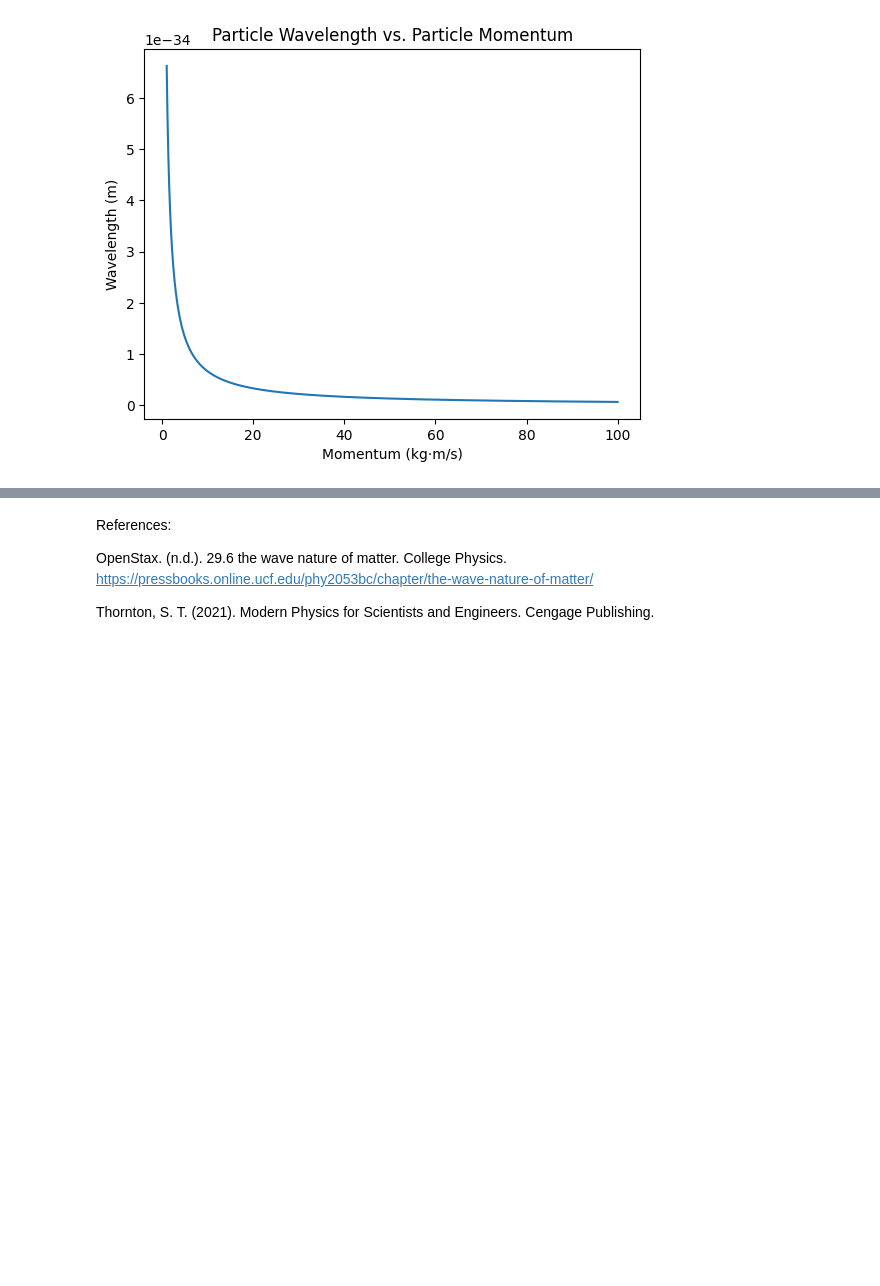
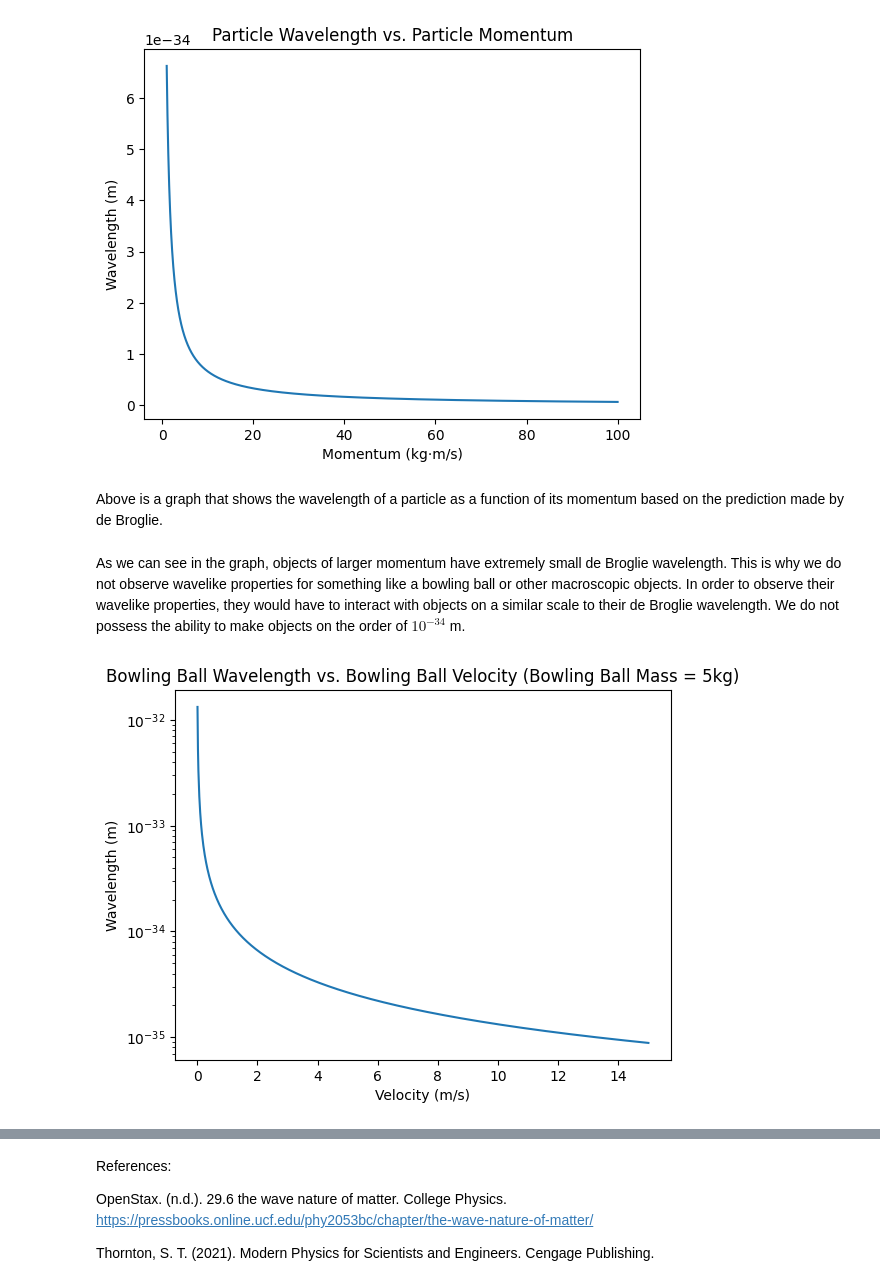
Before and after one commit to OwenBlume/PHYS309, a Jupyter notebook: Phys309HonorsProject.ipynb, the cells around one changed output, grey strips where cells are left out. Drawn from its saved outputs; the diff is of its cells as text; code cells hidden in the pictures; blank space fills up the shorter version.

```diff
--- a/Phys309HonorsProject.ipynb
+++ b/Phys309HonorsProject.ipynb
@@ -18,3 +18,18 @@ plt.ylabel("Wavelength (m)")
 plt.show()
 # %% [output]
 [figure]
+# %% [markdown]
+Above is a graph that shows the wavelength of a particle as a function of its momentum based on the prediction made by de Broglie.
+# %% [markdown]
+As we can see in the graph, objects of larger momentum have extremely small de Broglie wavelength. This is why we do not observe wavelike properties for something like a bowling ball or other macroscopic objects. In order to observe their wavelike properties, they would have to interact with objects on a similar scale to their de Broglie wavelength. We do not possess the ability to make objects on the order of $10^{-34}$ m.
+# %%
+ball_mass=5
+vs=np.linspace(0.01,15,1000)
+plt.plot(vs,wavelength(vs*ball_mass))
+plt.title("Bowling Ball Wavelength vs. Bowling Ball Velocity (Bowling Ball Mass = 5kg)")
+plt.xlabel("Velocity (m/s)")
+plt.ylabel("Wavelength (m)")
+plt.yscale("log")
+plt.show()
+# %% [output]
+[figure, added]
```
Also changed, not shown: parts of 4 cells of this notebook.
